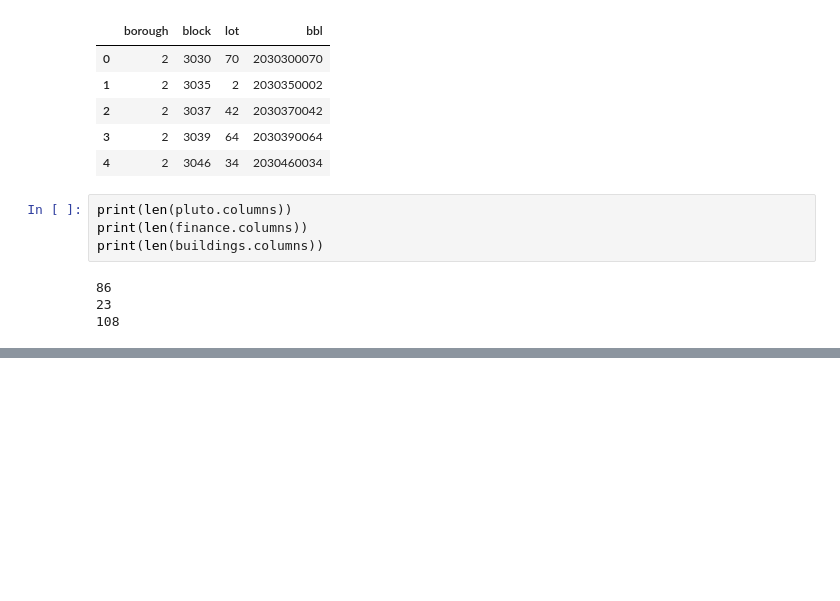
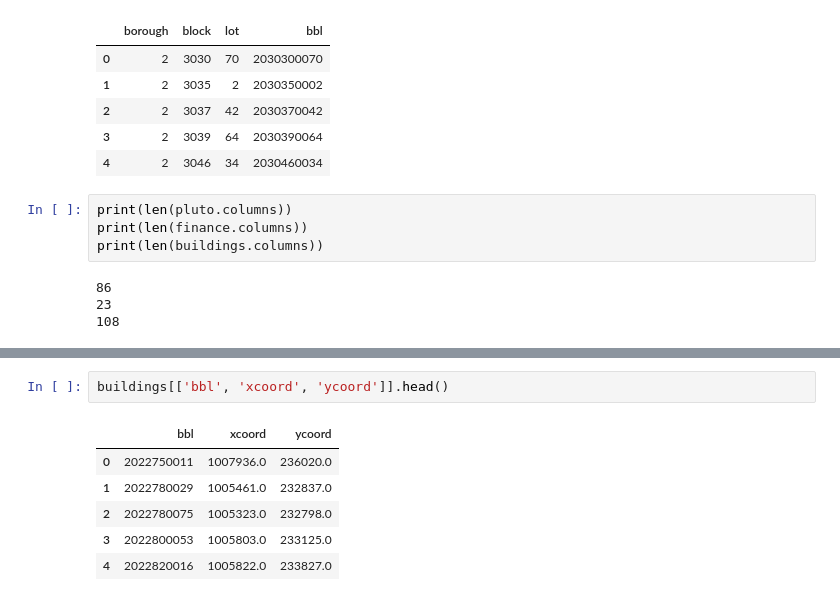
Before and after one commit to jgutman/reveal-estate, a Jupyter notebook: import_organize_finance_sales.ipynb, the cells around one changed output, grey strips where cells are left out. Saved outputs shown, nothing was run; the diff lists cells and outputs as text; blank space fills up the shorter version.

```diff
--- a/import_organize_finance_sales.ipynb
+++ b/import_organize_finance_sales.ipynb
@@ -236,0 +289,9 @@ print(len(buildings.columns))
+# %%
+buildings[['bbl', 'xcoord', 'ycoord']].head()
+# %% [output]
+|  | bbl | xcoord | ycoord |
+| 0 | 2022750011 | 1007936.0 | 236020.0 |
+| 1 | 2022780029 | 1005461.0 | 232837.0 |
+| 2 | 2022780075 | 1005323.0 | 232798.0 |
+| 3 | 2022800053 | 1005803.0 | 233125.0 |
+| 4 | 2022820016 | 1005822.0 | 233827.0 |
```
Also changed, not shown: parts of 8 cells of this notebook, 1 other file.
